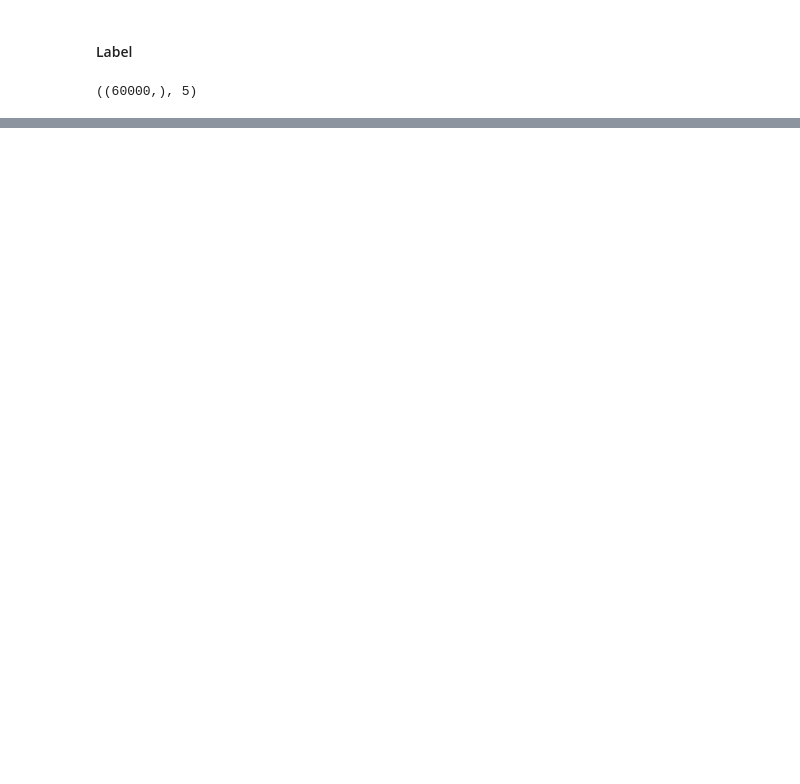
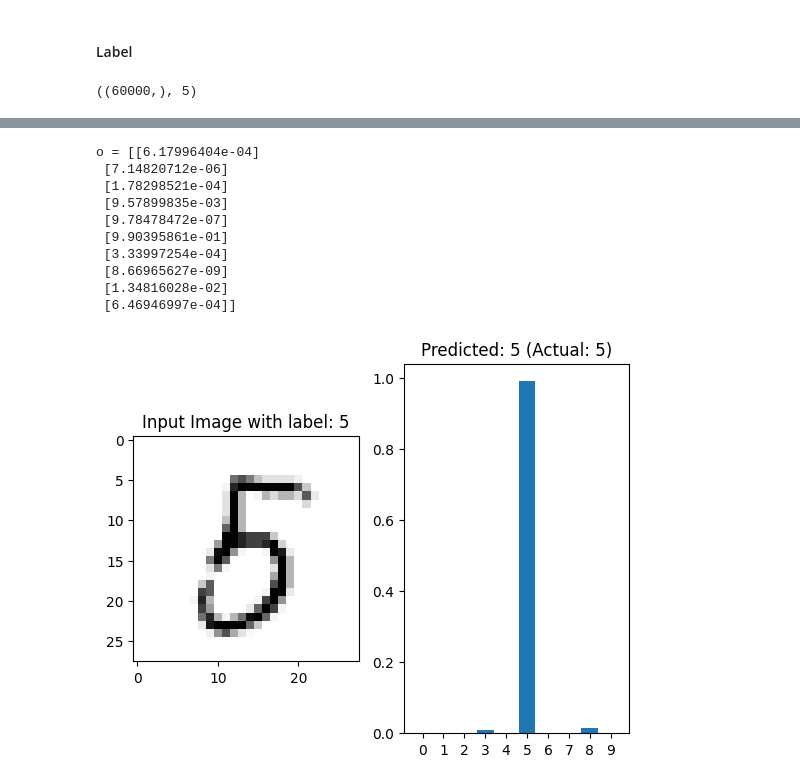
Before and after one commit to nguyenvanhuy0612/DL-1, a Jupyter notebook: MNIST-scratch/Mnist-from-scratch-numpy.ipynb, the cells around one changed output, grey strips where cells are left out. Cells and saved outputs as stored; diff of their text form; code cells hidden in the pictures; blank space fills up the shorter version.

```diff
--- a/MNIST-scratch/Mnist-from-scratch-numpy.ipynb
+++ b/MNIST-scratch/Mnist-from-scratch-numpy.ipynb
@@ -116,0 +253,4 @@ train_labels[0], test_labels_encode[0]
+# %%
+# apply sigmoid activation function
+o = 1 / (1 + np.exp(-o_pre))
+print(f"o = {o}")
@@ -116,0 +305,7 @@ train_labels[0], test_labels_encode[0]
+# %%
+# Update Weights and Biases for Output Layer (w_h_o and b_h_o):
+w_h_o = w_h_o - learn_rate * delta_o @ h.T
+b_h_o = b_h_o - learn_rate * delta_o
+
+print(f"w_h_o = {w_h_o}")
+print(f"b_h_o = {b_h_o}")
@@ -116,0 +330,8 @@ train_labels[0], test_labels_encode[0]
+# %%
+# Tương tự cho tầng Input -> Hidden
+delta_h = w_h_o.T @ delta_o * (h * (1 - h))
+w_i_h -= learn_rate * delta_h @ img.T
+b_i_h -= learn_rate * delta_h
+
+print(f"w_i_h = {w_i_h}")
+print(f"b_i_h = {b_i_h}")
@@ -116,0 +414,43 @@ train_labels[0], test_labels_encode[0]
+# %%
+# Test model
+index = int(input("Enter a number (0 - 59999): "))
+img = test_images[index]
+label = test_labels[index]
+
+# Plot the input image
+plt.subplot(1, 2, 1)
+plt.imshow(img.reshape(28, 28), cmap="Greys")
+plt.title(f"Input Image with label: {np.argmax(label)}")
+
+# Reshape image for forward propagation
+img = img.reshape(784, 1)
+
+# Forward propagation: input -> hidden
+h_pre = b_i_h + w_i_h @ img
+h = 1 / (1 + np.exp(-h_pre))
+
+# Forward propagation: hidden -> output
+o_pre = b_h_o + w_h_o @ h
+o = 1 / (1 + np.exp(-o_pre))
+
+print(f"o = {o}")
+
+# Display the output prediction
+plt.subplot(1, 2, 2)
+plt.bar(range(10), o.flatten())
+plt.xticks(range(10))  # Set x-axis ticks to 0-9
+plt.title(f'Predicted: {o.argmax()} (Actual: {label.argmax()})')
+
+plt.show()
+# %% [output]
+o = [[6.17996404e-04]
+ [7.14820712e-06]
+ [1.78298521e-04]
+ [9.57899835e-03]
+ [9.78478472e-07]
+ [9.90395861e-01]
+ [3.33997254e-04]
+ [8.66965627e-09]
+ [1.34816028e-02]
+ [6.46946997e-04]]
+[figure, added]
```
Also changed, not shown: parts of 25 cells of this notebook, 2 other files.
